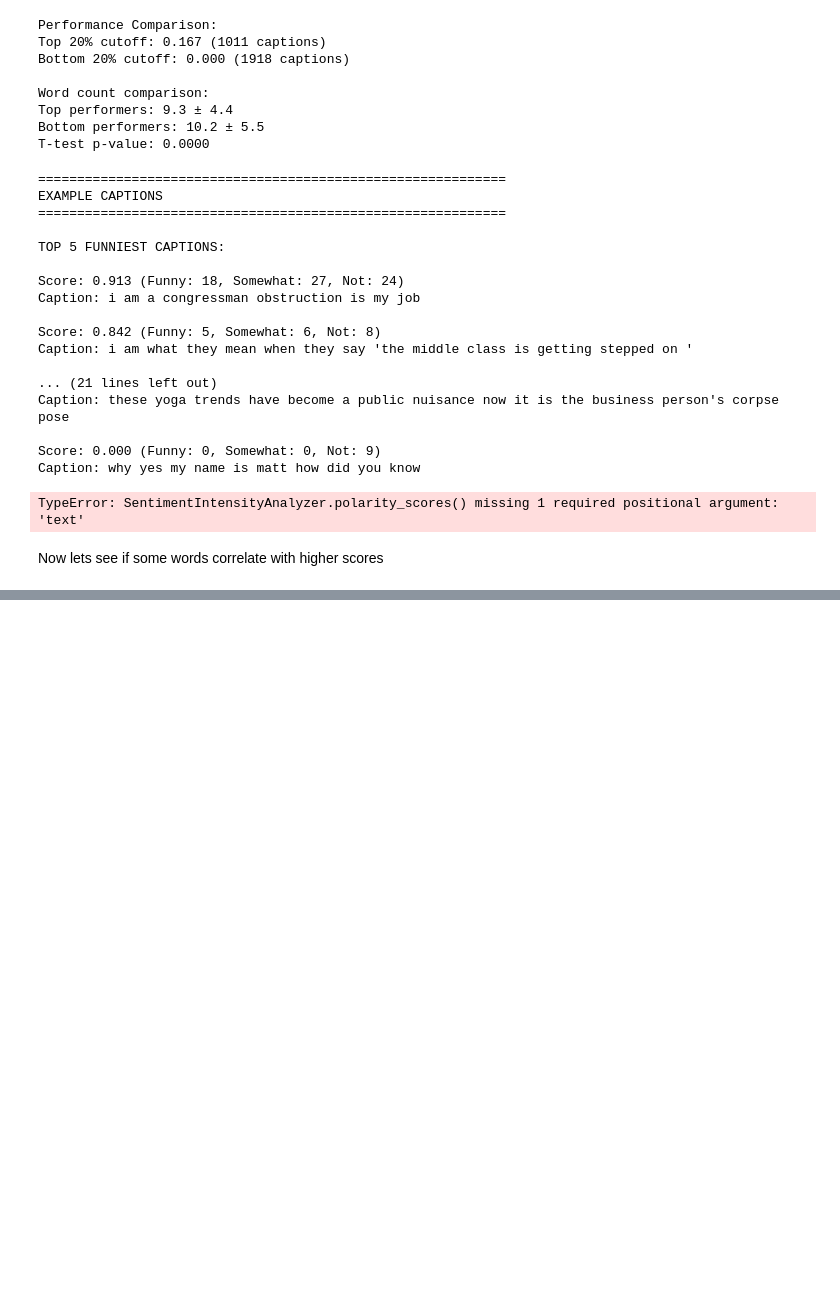
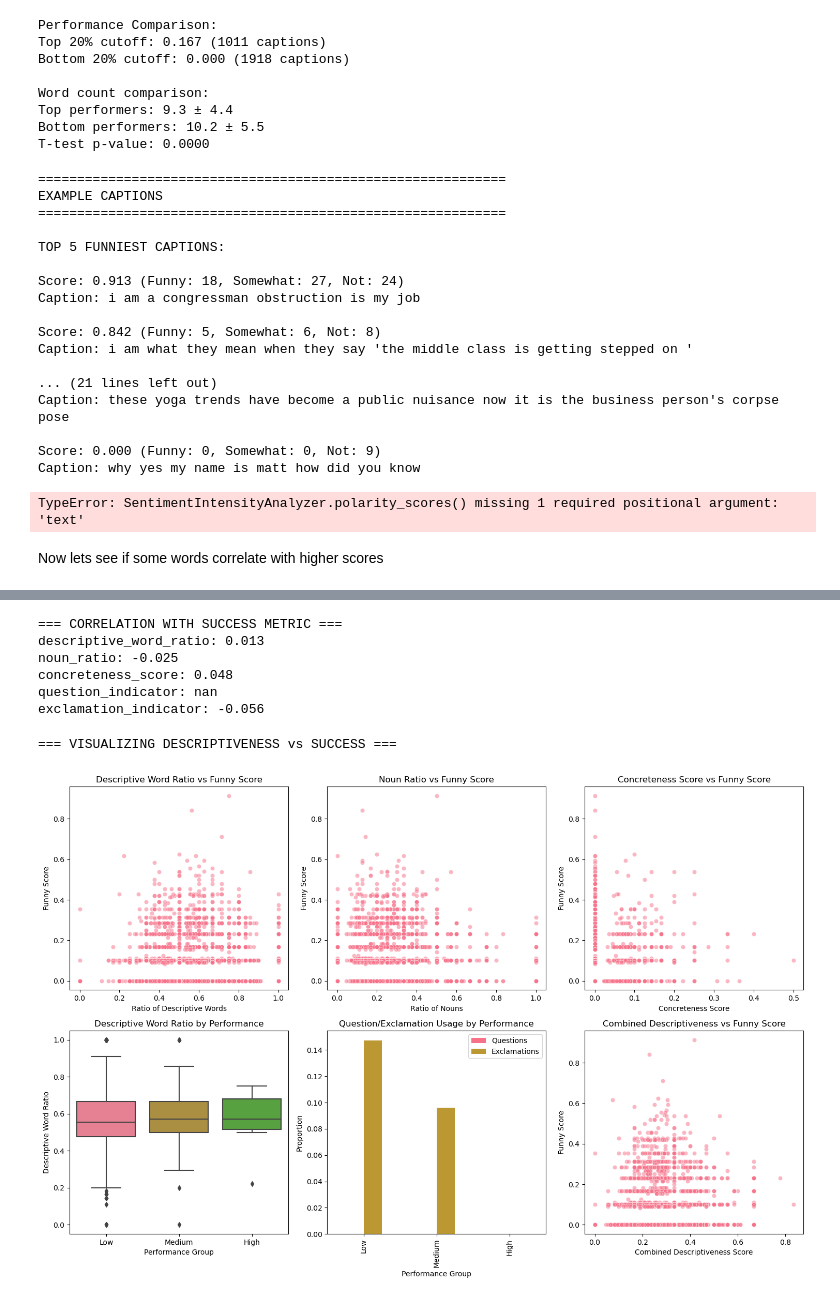
Before and after one commit to epfl-ada/ada-2025-project-json-derulo, a Jupyter notebook: src/Marina/data_exploration.ipynb, the cells around one changed output, grey strips where cells are left out. Drawn from its saved outputs; the diff is of its cells as text; code cells hidden in the pictures; blank space fills up the shorter version.

```diff
--- a/src/Marina/data_exploration.ipynb
+++ b/src/Marina/data_exploration.ipynb
@@ -493,0 +1014,79 @@ for word, count in most_common:
+# %%
+print("=== CORRELATION WITH SUCCESS METRIC ===")
+
+for metric in descriptiveness_df.columns:
+    if metric in ['question_indicator', 'exclamation_indicator']:
+        # Point-biserial correlation for binary variables
+        corr = df[metric].corr(df['success_metric'])
+    else:
+        corr, p_val = pearsonr(df[metric], df['success_metric'])
+
+    print(f"{metric}: {corr:.3f}")
+# %% [output]
+=== CORRELATION WITH SUCCESS METRIC ===
+descriptive_word_ratio: 0.013
+noun_ratio: -0.025
+concreteness_score: 0.048
+question_indicator: nan
+exclamation_indicator: -0.056
+# %%
+print("=== VISUALIZING DESCRIPTIVENESS vs SUCCESS ===")
+
+plt.figure(figsize=(15, 10))
+
+# Plot 1: Descriptive word ratio vs success
+plt.subplot(2, 3, 1)
+sns.scatterplot(data=df, x='descriptive_word_ratio', y='success_metric', alpha=0.5)
+plt.title('Descriptive Word Ratio vs Funny Score')
+plt.xlabel('Ratio of Descriptive Words')
+plt.ylabel('Funny Score')
+
+# Plot 2: Noun ratio vs success
+plt.subplot(2, 3, 2)
+sns.scatterplot(data=df, x='noun_ratio', y='success_metric', alpha=0.5)
+plt.title('Noun Ratio vs Funny Score')
+plt.xlabel('Ratio of Nouns')
+plt.ylabel('Funny Score')
+
+# Plot 3: Concreteness vs success
+plt.subplot(2, 3, 3)
+sns.scatterplot(data=df, x='concreteness_score', y='success_metric', alpha=0.5)
+plt.title('Concreteness Score vs Funny Score')
+plt.xlabel('Concreteness Score')
+plt.ylabel('Funny Score')
+
+# Plot 4: Box plots by performance group
+plt.subplot(2, 3, 4)
+sns.boxplot(data=df, x='performance_group', y='descriptive_word_ratio')
+plt.title('Descriptive Word Ratio by Performance')
+plt.xlabel('Performance Group')
+plt.ylabel('Descriptive Word Ratio')
+
+# Plot 5: Question/Exclamation usage
+plt.subplot(2, 3, 5)
+question_data = df.groupby('performance_group')['question_indicator'].mean()
+exclamation_data = df.groupby('performance_group')['exclamation_indicator'].mean()
+
+pd.DataFrame({
+    'Questions': question_data,
+    'Exclamations': exclamation_data
+}).plot(kind='bar', ax=plt.gca())
+plt.title('Question/Exclamation Usage by Performance')
+plt.xlabel('Performance Group')
+plt.ylabel('Proportion')
+plt.legend()
+
+# Plot 6: Combined descriptiveness score
+plt.subplot(2, 3, 6)
+# Create a combined descriptiveness score
+df['combined_descriptiveness'] = (df['descriptive_word_ratio'] + df['noun_ratio'] + df['concreteness_score']) / 3
+sns.scatterplot(data=df, x='combined_descriptiveness', y='success_metric', alpha=0.5)
+plt.title('Combined Descriptiveness vs Funny Score')
+plt.xlabel('Combined Descriptiveness Score')
+plt.ylabel('Funny Score')
+
+plt.tight_layout()
+plt.show()
+# %% [output]
+=== VISUALIZING DESCRIPTIVENESS vs SUCCESS ===
+[figure, added]
```
Also changed, not shown: parts of 24 cells of this notebook, 1 other file.
